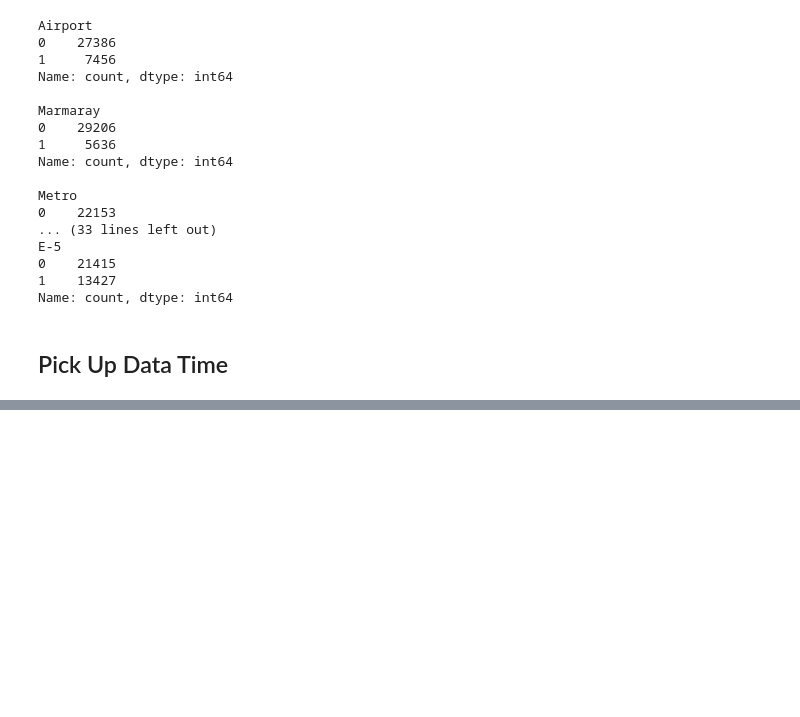
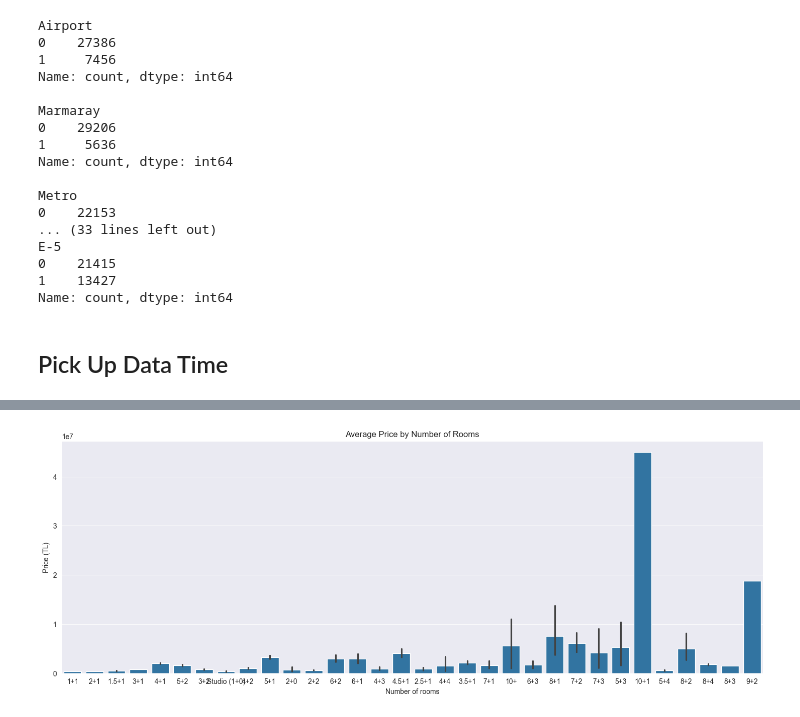
Before and after one commit to muhammetcubukluoz/IstanbulHousePricePrediction_ML, a Jupyter notebook: istanbul_house_price_prediction.ipynb, the cells around one changed output, grey strips where cells are left out. Saved outputs shown, nothing was run; the diff lists cells and outputs as text; code cells hidden in the pictures; blank space fills up the shorter version.

```diff
--- a/istanbul_house_price_prediction.ipynb
+++ b/istanbul_house_price_prediction.ipynb
@@ -617,0 +742,12 @@ data = data.drop("Pick Up Data Time", axis=1)
+# %%
+plt.figure(figsize=(18,6))
+sns.barplot(
+    data=data,
+    x="Number of rooms",
+    y="Price (TL)",
+    estimator="mean"
+)
+plt.title("Average Price by Number of Rooms")
+plt.show()
+# %% [output]
+[figure, added]
```
Also changed, not shown: parts of 18 cells of this notebook.
